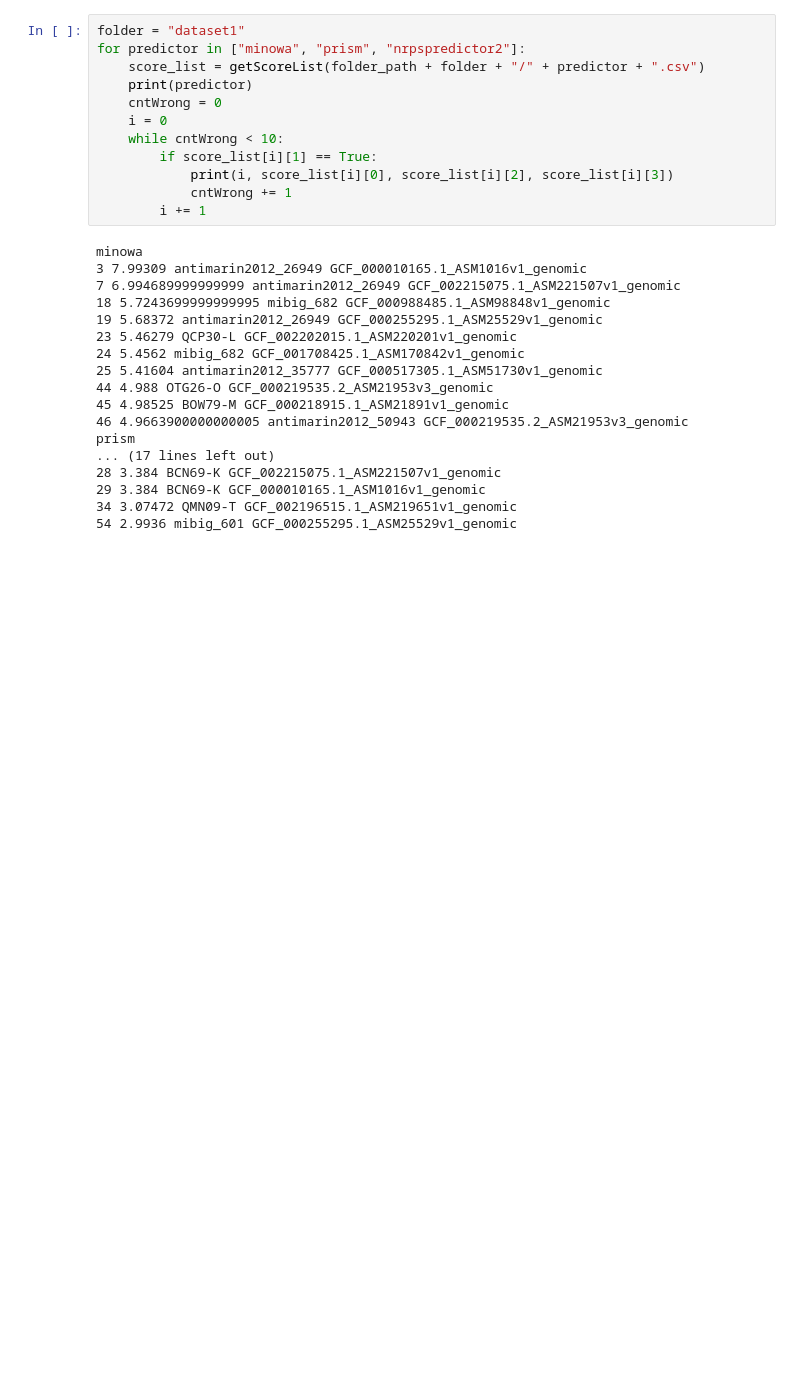
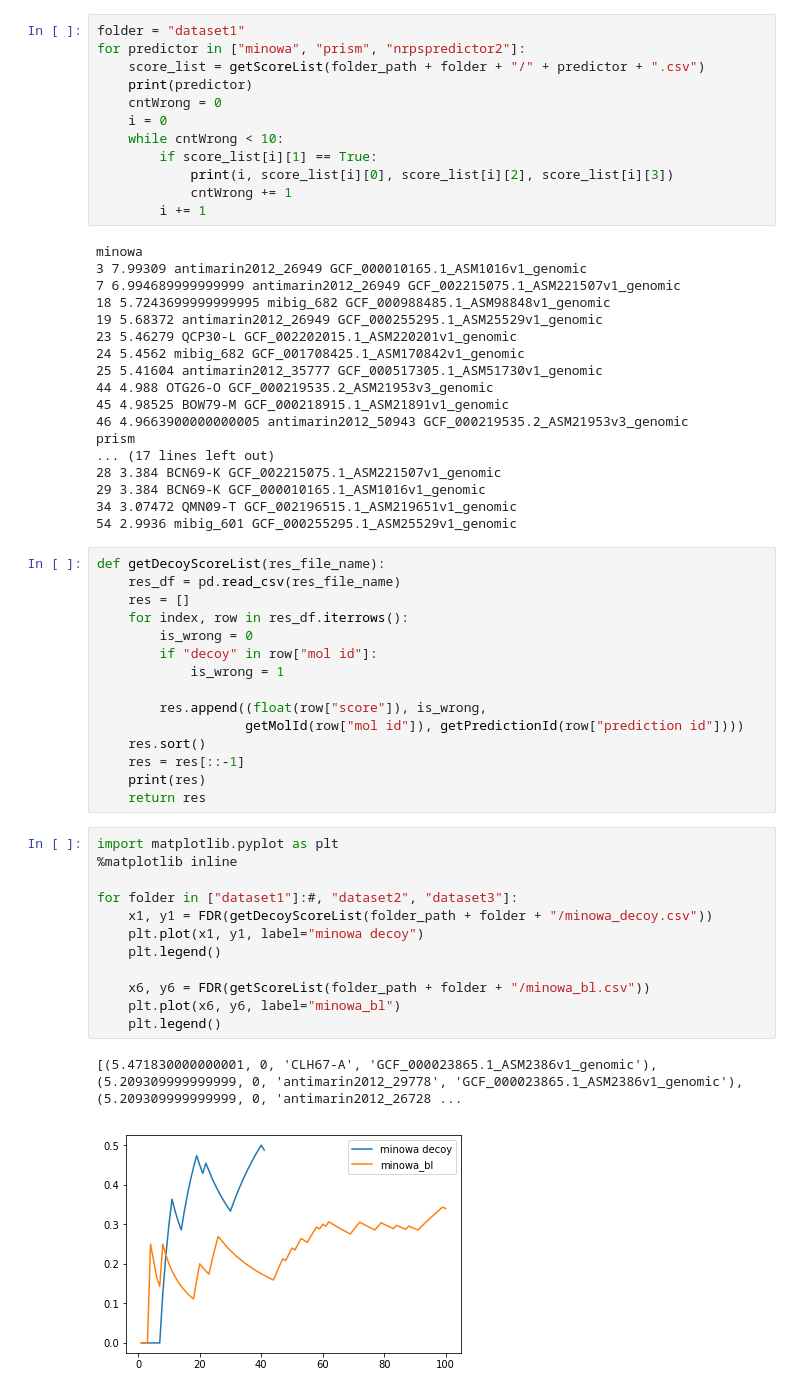
Before and after one commit to ablab/nerpa, a Jupyter notebook: scripts/res_compare.ipynb, the cells around one changed output. Cells and saved outputs as stored; diff of their text form; blank space fills up the shorter version.

```diff
--- a/scripts/res_compare.ipynb
+++ b/scripts/res_compare.ipynb
@@ -144,3 +151,33 @@ prism
 29 3.384 BCN69-K GCF_000010165.1_ASM1016v1_genomic
 34 3.07472 QMN09-T GCF_002196515.1_ASM219651v1_genomic
 54 2.9936 mibig_601 GCF_000255295.1_ASM25529v1_genomic
+# %%
+def getDecoyScoreList(res_file_name):
+    res_df = pd.read_csv(res_file_name)
+    res = []
+    for index, row in res_df.iterrows():
+        is_wrong = 0
+        if "decoy" in row["mol id"]:
+            is_wrong = 1
+
+        res.append((float(row["score"]), is_wrong,
+                   getMolId(row["mol id"]), getPredictionId(row["prediction id"])))
+    res.sort()
+    res = res[::-1]
+    print(res)
+    return res
+# %%
+import matplotlib.pyplot as plt
+%matplotlib inline
+
+for folder in ["dataset1"]:#, "dataset2", "dataset3"]:
+    x1, y1 = FDR(getDecoyScoreList(folder_path + folder + "/minowa_decoy.csv"))
+    plt.plot(x1, y1, label="minowa decoy")
+    plt.legend()
+
+    x6, y6 = FDR(getScoreList(folder_path + folder + "/minowa_bl.csv"))
+    plt.plot(x6, y6, label="minowa_bl")
+    plt.legend()
+# %% [output]
+[(5.471830000000001, 0, 'CLH67-A', 'GCF_000023865.1_ASM2386v1_genomic'), (5.209309999999999, 0, 'antimarin2012_29778', 'GCF_000023865.1_ASM2386v1_genomic'), (5.209309999999999, 0, 'antimarin2012_26728 ...
+[figure, added]
```
Also changed, not shown: parts of 4 cells of this notebook, 3 other files.
